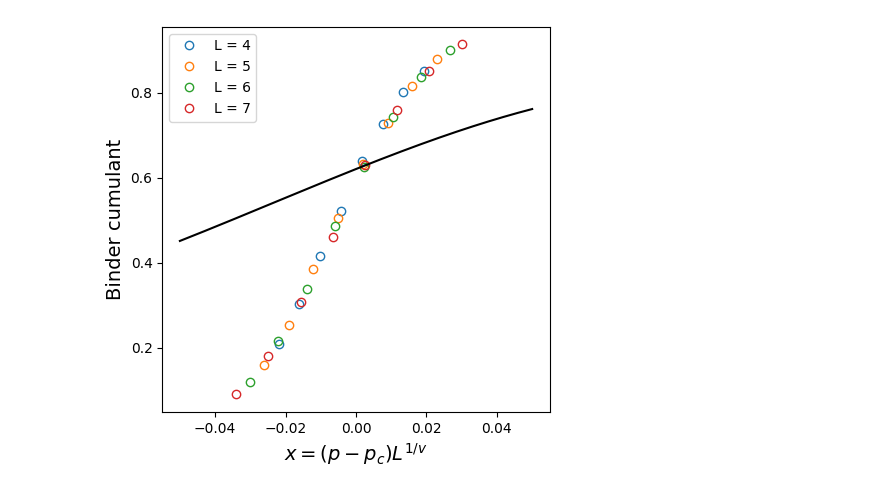
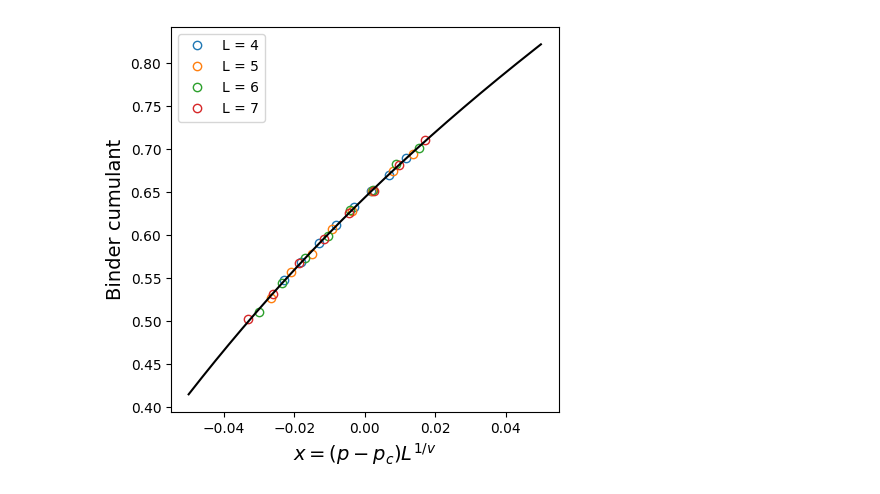
Before and after one commit to steamdou/TOPO-QC, a Jupyter notebook: data_plots/Z_only_plots copy/herald-Z3_pz2_unheralded_Z.ipynb, the cells around one changed output. Cells and saved outputs as stored; diff of their text form; code cells hidden in the pictures.

```diff
--- a/data_plots/Z_only_plots copy/herald-Z3_pz2_unheralded_Z.ipynb
+++ b/data_plots/Z_only_plots copy/herald-Z3_pz2_unheralded_Z.ipynb
@@ -181,7 +181,7 @@ runs = np.stack([run1]) #, run2, run3, run4, run5, run6, run7, run8, run9, run10
 import matplotlib.pyplot as plt
 from scipy.optimize import curve_fit
 
-p = [0.12, 0.13, 0.14, 0.15, 0.16, 0.17, 0.18, 0.19]
+p = [0.152, 0.154, 0.156, 0.158, 0.16, 0.162, 0.164, 0.166]
 L = [4, 5, 6, 7]
 
 error_rate = np.array([np.mean(runs[:, 0:4, :], axis=(0, 1)),
@@ -203,10 +203,10 @@ plt.show()
 # %%
 from scipy.optimize import curve_fit
 
-p = np.tile(np.array([0.12, 0.13, 0.14, 0.15, 0.16, 0.17, 0.18, 0.19]), 4)
+p = np.tile(np.array([0.152, 0.154, 0.156, 0.158, 0.16, 0.162, 0.164, 0.166]), 4)
 L = np.repeat(np.array([4,5,6,7]), 8)
 rate = error_rate.flatten()
-n = 8000
+n = 40000
 rate_error = np.array([])
 for i in range(len(p)):
     se = (rate[i]*(1-rate[i])/n)**(1/2)
@@ -256,37 +257,37 @@ np.float64(37.1748865814327)
 # %%
-pc = 0.1594385
-nu = 1.28059572
-A = 0.62069419
-B = 3.30155263
-C = -5.62481509
-D = -79.05207832
+pc = 0.16125596
+nu = 1.52611881
+A = 0.64380298
+B = 3.98646949
+C = -10.14163292
+D = 32.45554561
 
 p = [0.152, 0.154, 0.156, 0.158, 0.16, 0.162, 0.164, 0.166]
 L = [4, 5, 6, 7]
 error_rate = np.array([np.mean(runs[:, 0:4, :], axis=(0, 1)),
                        np.mean(runs[:, 4:8, :], axis=(0, 1)),
                        np.mean(runs[:, 8:12, :], axis=(0, 1)),
                        np.mean(runs[:, 12:16, :], axis=(0, 1))])
 
 x = np.zeros((len(L), len(p)))
 plt.figure(figsize=(5, 5))
 for l in range(len(L)):
     for i in range(len(p)):
         x[l][i] = (p[i]-pc) * (L[l]**(1/nu))
     plt.plot(x[l], error_rate[l], 'o', markerfacecolor='none', label=f'L = {L[l]}')
 x_data = np.linspace(-0.05, 0.05, 1000)
 y_data = A + B*x_data + C*(x_data**2) +D*(x_data**3)
 plt.plot(x_data, y_data, color = 'k')
 
 #ax = plt.gca()
 #ax.spines['top'].set_visible(False)
 #ax.spines['right'].set_visible(False)
 
 #plt.yscale('log')
 plt.xlabel('$x=(p-p_c)L^{1/v}$', fontsize=14)
 plt.ylabel('Binder cumulant', fontsize=14)
 plt.legend()
 #plt.savefig('modified-D4.png', dpi=600, bbox_inches='tight')
 plt.show()
 # %% [output]
-[figure, old version]
+[figure, new version]
```
Also changed, not shown: parts of 4 cells of this notebook, 29 other files.
